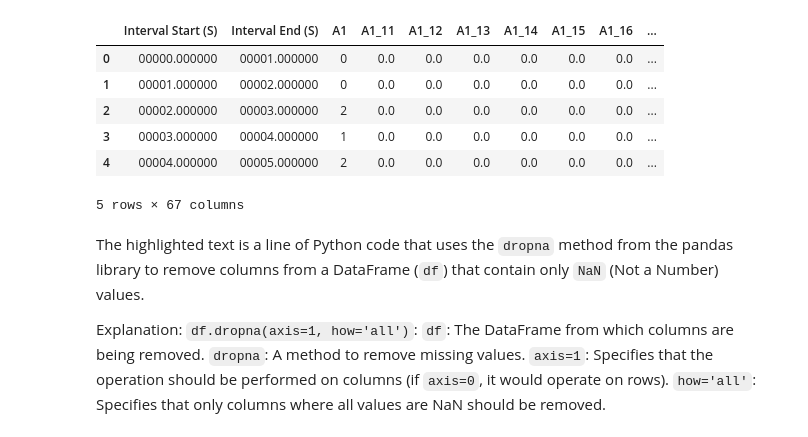
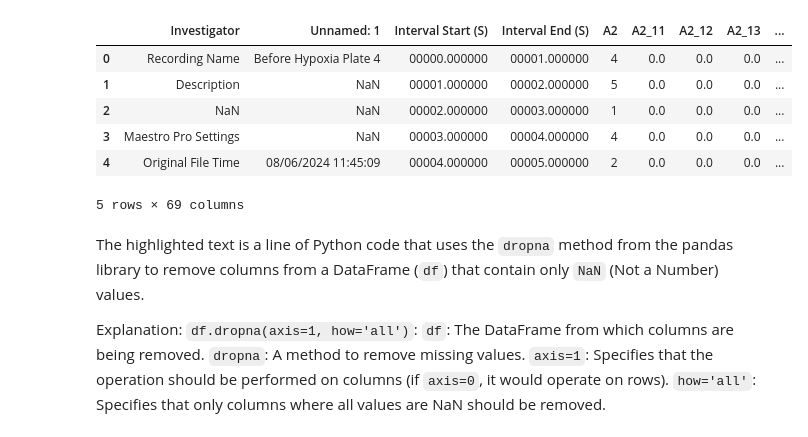
Before and after one commit to Micquoy13/MEA_data, a Jupyter notebook: All PSTH Before Hypoxia Plate 4(001)(000)_spike_counts.ipynb, the cells around one changed output. Cells and saved outputs as stored; diff of their text form; code cells hidden in the pictures.

```diff
--- a/All PSTH Before Hypoxia Plate 4(001)(000)_spike_counts.ipynb
+++ b/All PSTH Before Hypoxia Plate 4(001)(000)_spike_counts.ipynb
@@ -9,23 +9,23 @@ from scipy import stats
 from scipy.stats import ttest_rel, mannwhitneyu, shapiro, ttest_ind
 # %%
 # Import the data
-df = pd.read_csv(r'C:\Users\Lindsay\Github\MEA_data\Before Hypoxia Plate 4(001)(000)_spike_counts.csv')
+df = pd.read_csv(r"C:\Users\Lindsay\Github\MEA_data\Well_Cutter_Tool\Cut_Well_Plates\A2.csv")
 # %%
 # Deleting empty columns
 df = df.dropna(axis=1, how='all')
 
 # deleting the unnamed column
-df = df.drop('Unnamed: 2', axis=1)
+df = df.drop('Unnamed: 4', axis=1)
 
 df.head()
 # %% [output]
-|  | Interval Start (S) | Interval End (S) | A1 | A1_11 | A1_12 | A1_13 | A1_14 | A1_15 | A1_16 | ... |
-| 0 | 00000.000000 | 00001.000000 | 0 | 0.0 | 0.0 | 0.0 | 0.0 | 0.0 | 0.0 | ... |
-| 1 | 00001.000000 | 00002.000000 | 0 | 0.0 | 0.0 | 0.0 | 0.0 | 0.0 | 0.0 | ... |
-| 2 | 00002.000000 | 00003.000000 | 2 | 0.0 | 0.0 | 0.0 | 0.0 | 0.0 | 0.0 | ... |
-| 3 | 00003.000000 | 00004.000000 | 1 | 0.0 | 0.0 | 0.0 | 0.0 | 0.0 | 0.0 | ... |
-| 4 | 00004.000000 | 00005.000000 | 2 | 0.0 | 0.0 | 0.0 | 0.0 | 0.0 | 0.0 | ... |
+|  | Investigator | Unnamed: 1 | Interval Start (S) | Interval End (S) | A2 | A2_11 | A2_12 | A2_13 | ... |
+| 0 | Recording Name | Before Hypoxia Plate 4 | 00000.000000 | 00001.000000 | 4 | 0.0 | 0.0 | 0.0 | ... |
+| 1 | Description | NaN | 00001.000000 | 00002.000000 | 5 | 0.0 | 0.0 | 0.0 | ... |
+| 2 | NaN | NaN | 00002.000000 | 00003.000000 | 1 | 0.0 | 0.0 | 0.0 | ... |
+| 3 | Maestro Pro Settings | NaN | 00003.000000 | 00004.000000 | 4 | 0.0 | 0.0 | 0.0 | ... |
+| 4 | Original File Time | 08/06/2024 11:45:09 | 00004.000000 | 00005.000000 | 2 | 0.0 | 0.0 | 0.0 | ... |
-5 rows × 67 columns
+5 rows × 69 columns
 # %% [markdown]
 The highlighted text is a line of Python code that uses the `dropna` method from the pandas library to remove columns from a DataFrame (`df`) that contain only `NaN` (Not a Number) values.
 
```
Also changed, not shown: parts of 10 cells of this notebook, 9 other files.
